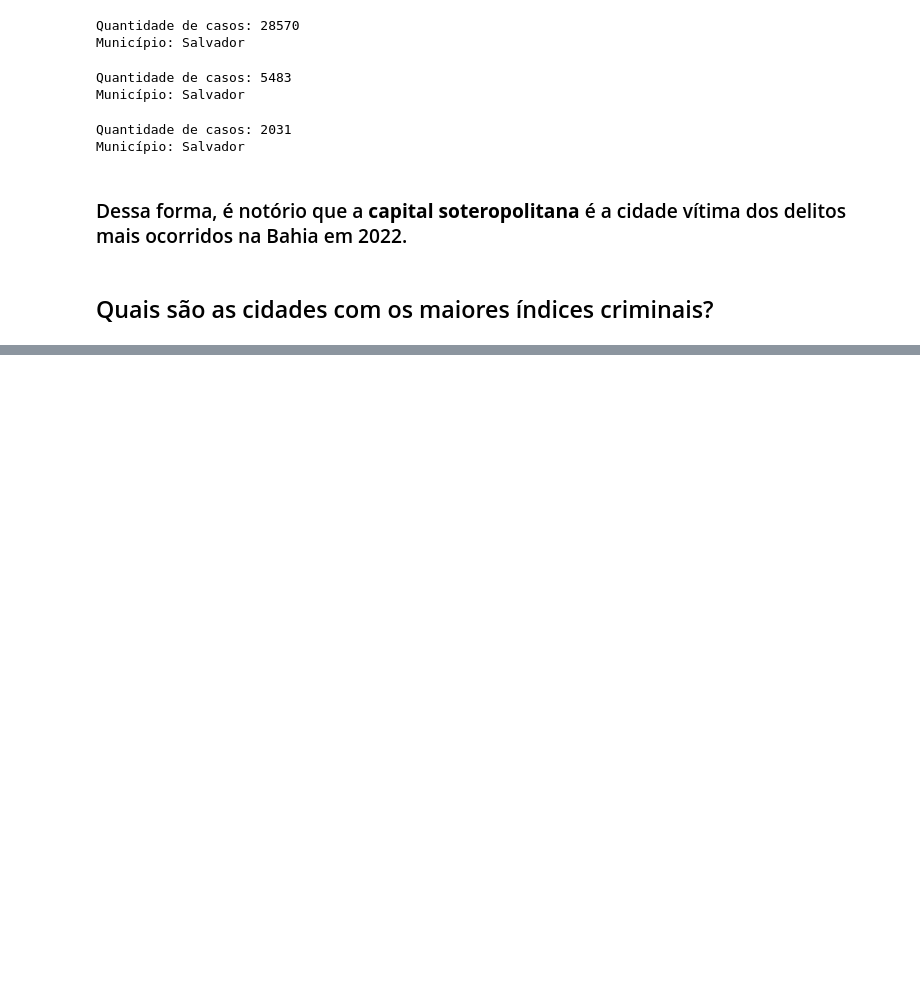
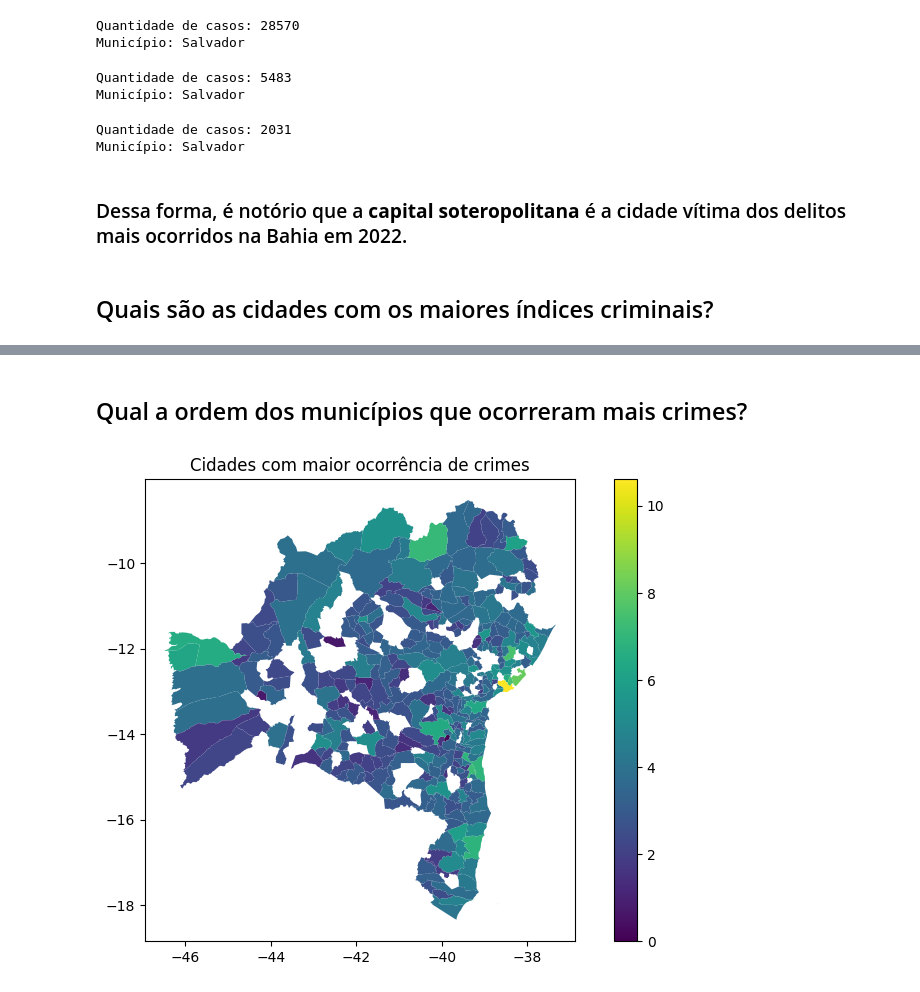
Before and after one commit to Gabyzera/bahia_crimes_analysis, a Jupyter notebook: src/bahia_crimes.ipynb, the cells around one changed output, grey strips where cells are left out. Saved outputs shown, nothing was run; the diff lists cells and outputs as text; code cells hidden in the pictures; blank space fills up the shorter version.

```diff
--- a/src/bahia_crimes.ipynb
+++ b/src/bahia_crimes.ipynb
@@ -279,15 +282,0 @@ Município: Salvador
-# %%
-#criar uma nova coluna que soma a partir da terceira coluna e antes da última linha
-seguranca_publica_baiana_df["Soma"] = seguranca_publica_baiana_df.iloc[:-1, 3:].sum(axis=1)
-
-#criar uma variavel que organiza os valores da soma em ordem crescente
-maiores_indices = seguranca_publica_baiana_df.sort_values(by="Soma", ascending=False)
-
-top_10_cidades = maiores_indices.head(10)
-plt.figure(figsize=(12, 6))
-plt.bar(top_10_cidades["Município"], top_10_cidades["Soma"])
-plt.xlabel("Municípios")
-plt.ylabel("Soma dos valores")
-plt.title("Cidades com as maiores somas")
-plt.xticks(rotation=45)
-plt.show()
@@ -310,0 +283,11 @@ m
+# %%
+if 'Soma' not in seguranca_publica_baiana_df.columns:
+  seguranca_publica_baiana_df["Soma"] = seguranca_publica_baiana_df.iloc[:, 2:].sum(axis=1)
+
+# Substituir o valor da soma na última linha por NaN para que ele não esteja visível no mapa
+seguranca_publica_baiana_df.at[seguranca_publica_baiana_df.index[-1], "Soma"] = np.nan
+
+#criar uma variavel que organiza os valores da soma em ordem crescente
+maiores_indices = seguranca_publica_baiana_df.sort_values(by="Soma", ascending=False)
+ranking_cidades = maiores_indices.head(418)
+ranking_cidades
@@ -310,0 +308,16 @@ m
+# %% [markdown]
+## Qual a ordem dos municípios que ocorreram mais crimes?
+# %%
+shapefile = 'gdf/BA_Municipios_2022.shp'
+gdf = gpd.read_file(shapefile)
+
+merged = gdf.merge(seguranca_publica_baiana_df, left_on = 'NM_MUN', right_on = 'Município')
+merged['Soma_log'] = np.log1p(merged['Soma'])
+
+fig, ax = plt.subplots(1, 1, figsize = (10, 6))
+merged.plot(column='Soma_log', ax=ax, legend=True, cmap='viridis')
+ax.set_title("Cidades com maior ocorrência de crimes")
+
+plt.show()
+# %% [output]
+[figure, added]
```
Also changed, not shown: parts of 9 cells of this notebook, 6 other files.
